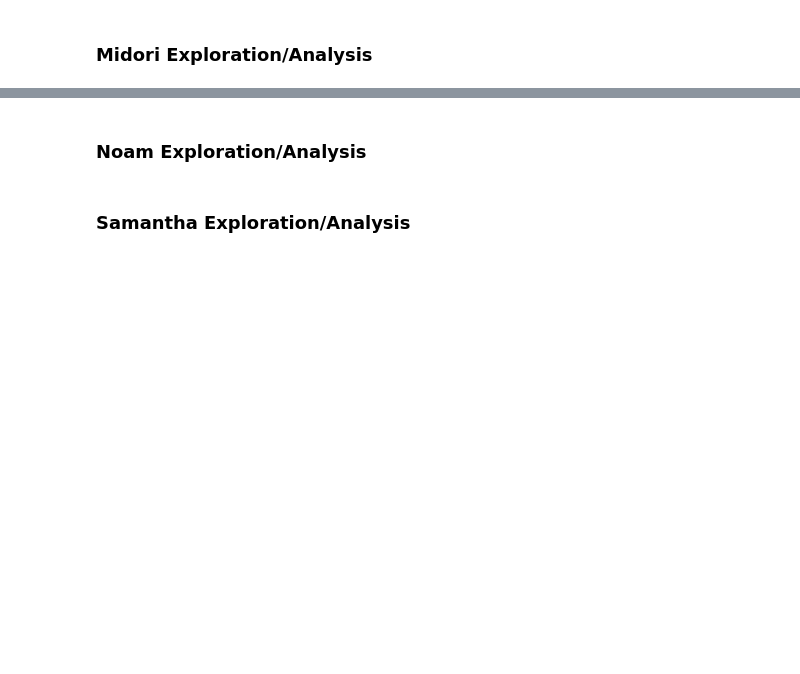
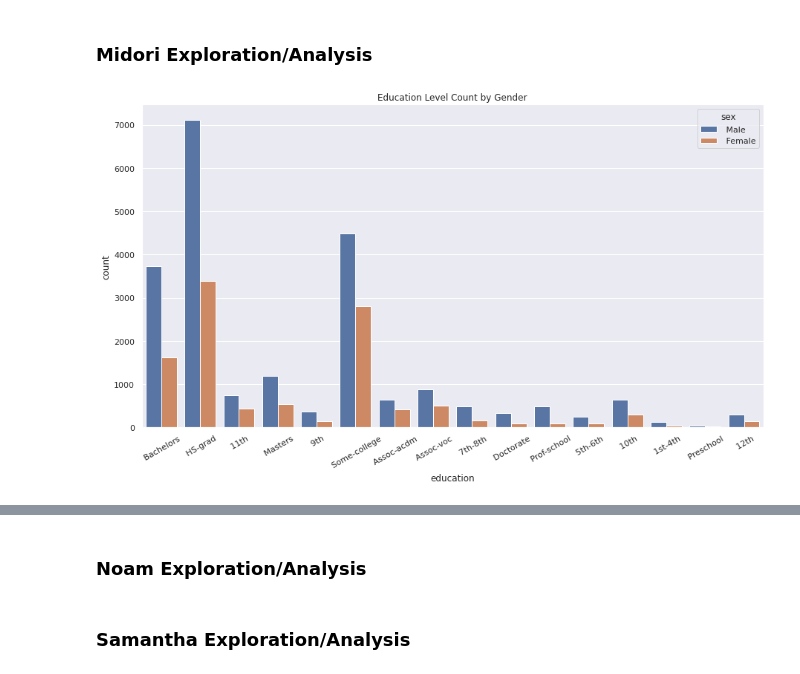
Before and after one commit to UCB-stat-159-s22/hw07-group23, a Jupyter notebook: main.ipynb, the cells around one changed output, grey strips where cells are left out. Saved outputs shown, nothing was run; the diff lists cells and outputs as text; code cells hidden in the pictures; blank space fills up the shorter version.

```diff
--- a/main.ipynb
+++ b/main.ipynb
@@ -42,3 +43,11 @@ df.head()
 | 4 | 28 | Private | 338409 | Bachelors | 13 | Married-civ-spouse | Prof-specialty | Wife | ... |
 # %% [markdown]
 ### Midori Exploration/Analysis
+# %%
+plt.figure(figsize = (15,8))
+ax = sns.countplot(x = 'education', hue = 'sex', data = df)
+ax.set_xticklabels(ax.get_xticklabels(),rotation = 30)
+plt.title('Education Level Count by Gender')
+plt.show()
+# %% [output]
+[figure, added]
```
Also changed, not shown: parts of 7 cells of this notebook.
